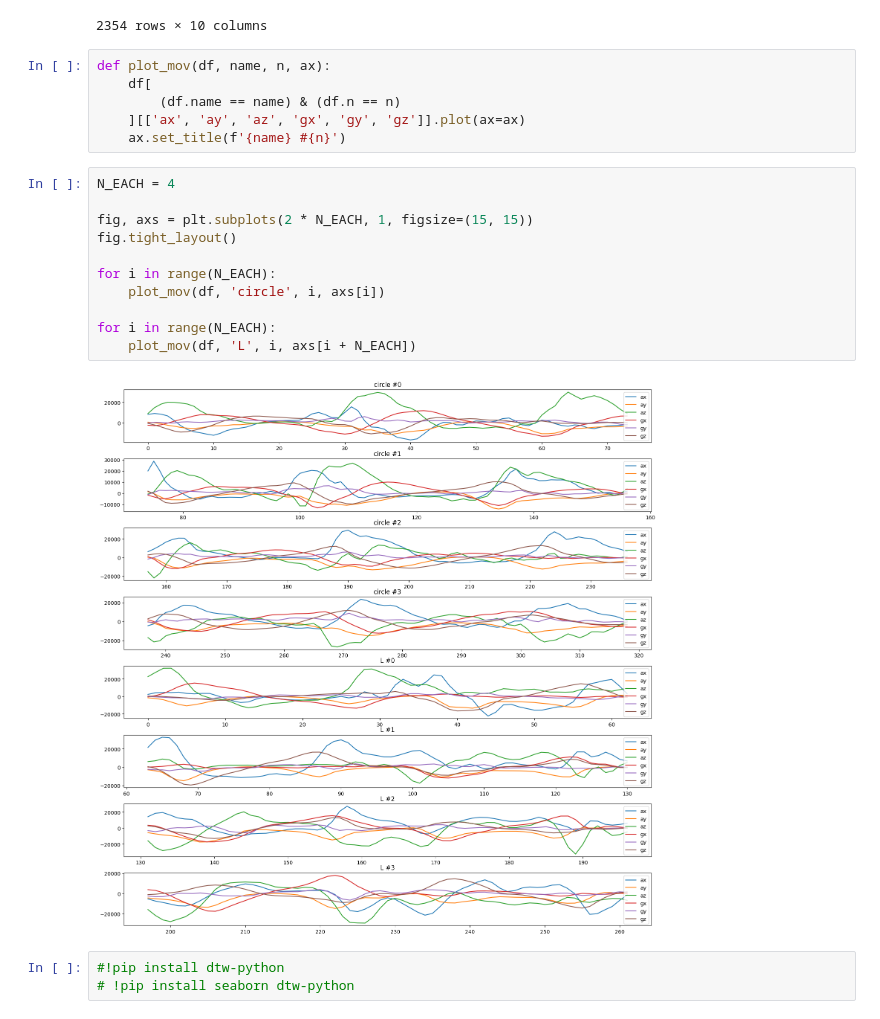
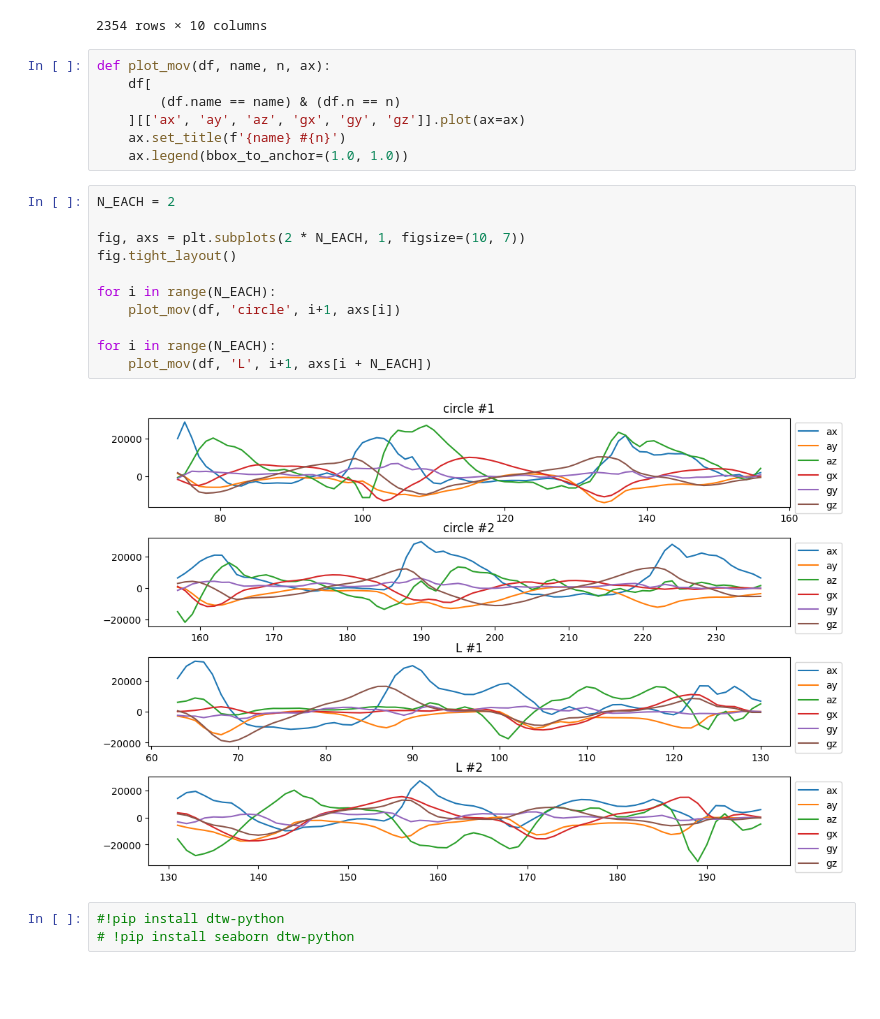
Before and after one commit to rbaron/spellcaster, a Jupyter notebook: data/accel_ble-dump-rot-inv.ipynb, the cells around one changed output. Cells and saved outputs as stored; diff of their text form; blank space fills up the shorter version.

Commit message:
Some Jupyter plots

```diff
--- a/data/accel_ble-dump-rot-inv.ipynb
+++ b/data/accel_ble-dump-rot-inv.ipynb
@@ -37,19 +37,20 @@ def plot_mov(df, name, n, ax):
         (df.name == name) & (df.n == n)
     ][['ax', 'ay', 'az', 'gx', 'gy', 'gz']].plot(ax=ax)
     ax.set_title(f'{name} #{n}')
+    ax.legend(bbox_to_anchor=(1.0, 1.0))
 # %%
-N_EACH = 4
+N_EACH = 2
 
-fig, axs = plt.subplots(2 * N_EACH, 1, figsize=(15, 15))
+fig, axs = plt.subplots(2 * N_EACH, 1, figsize=(10, 7))
 fig.tight_layout()
 
 for i in range(N_EACH):
-    plot_mov(df, 'circle', i, axs[i])
+    plot_mov(df, 'circle', i+1, axs[i])
 
 for i in range(N_EACH):
-    plot_mov(df, 'L', i, axs[i + N_EACH])
+    plot_mov(df, 'L', i+1, axs[i + N_EACH])
 # %% [output]
-[figure, old version]
+[figure, new version]
 # %%
 #!pip install dtw-python
 # !pip install seaborn dtw-python
```
Also changed, not shown: 1 other file.
